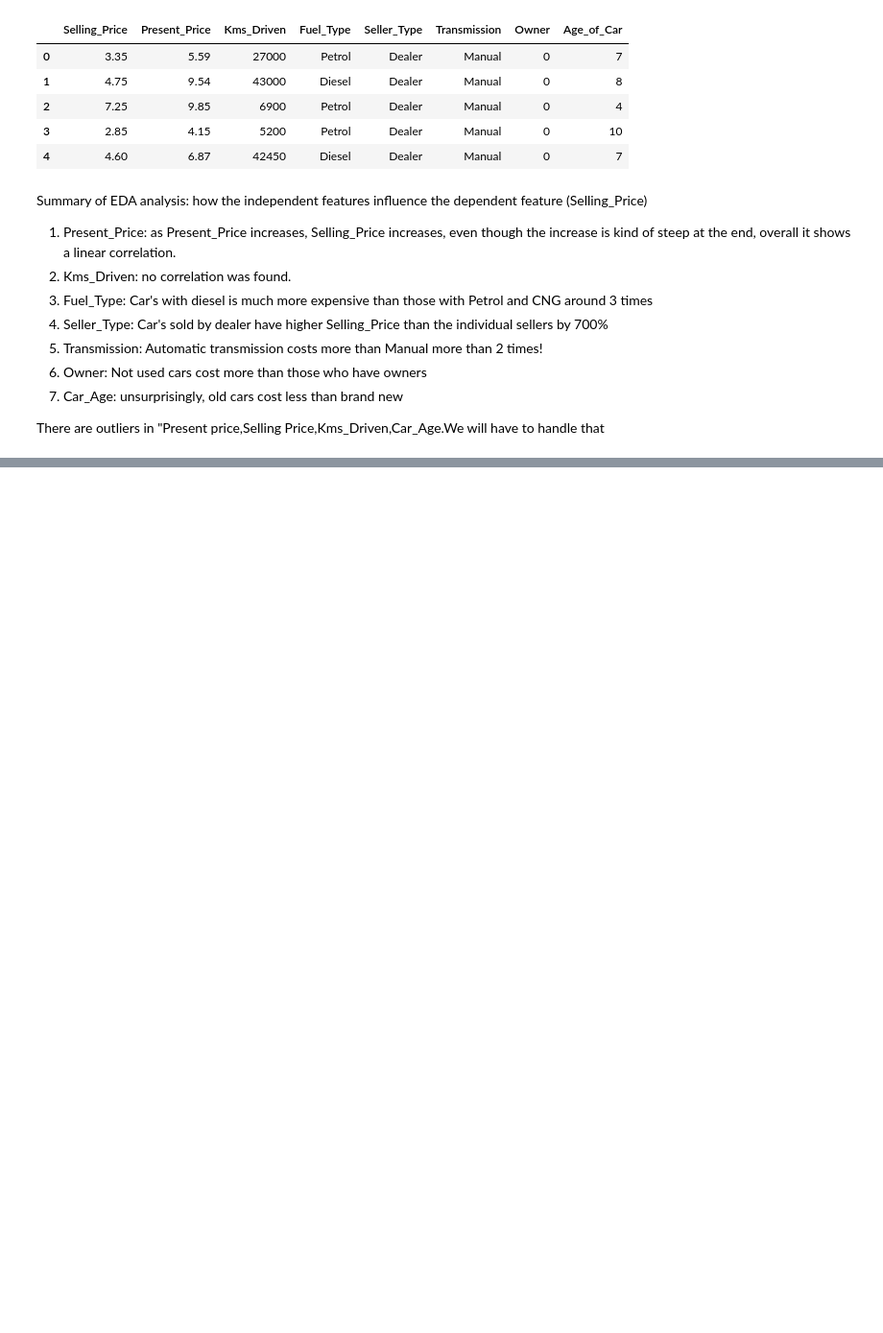
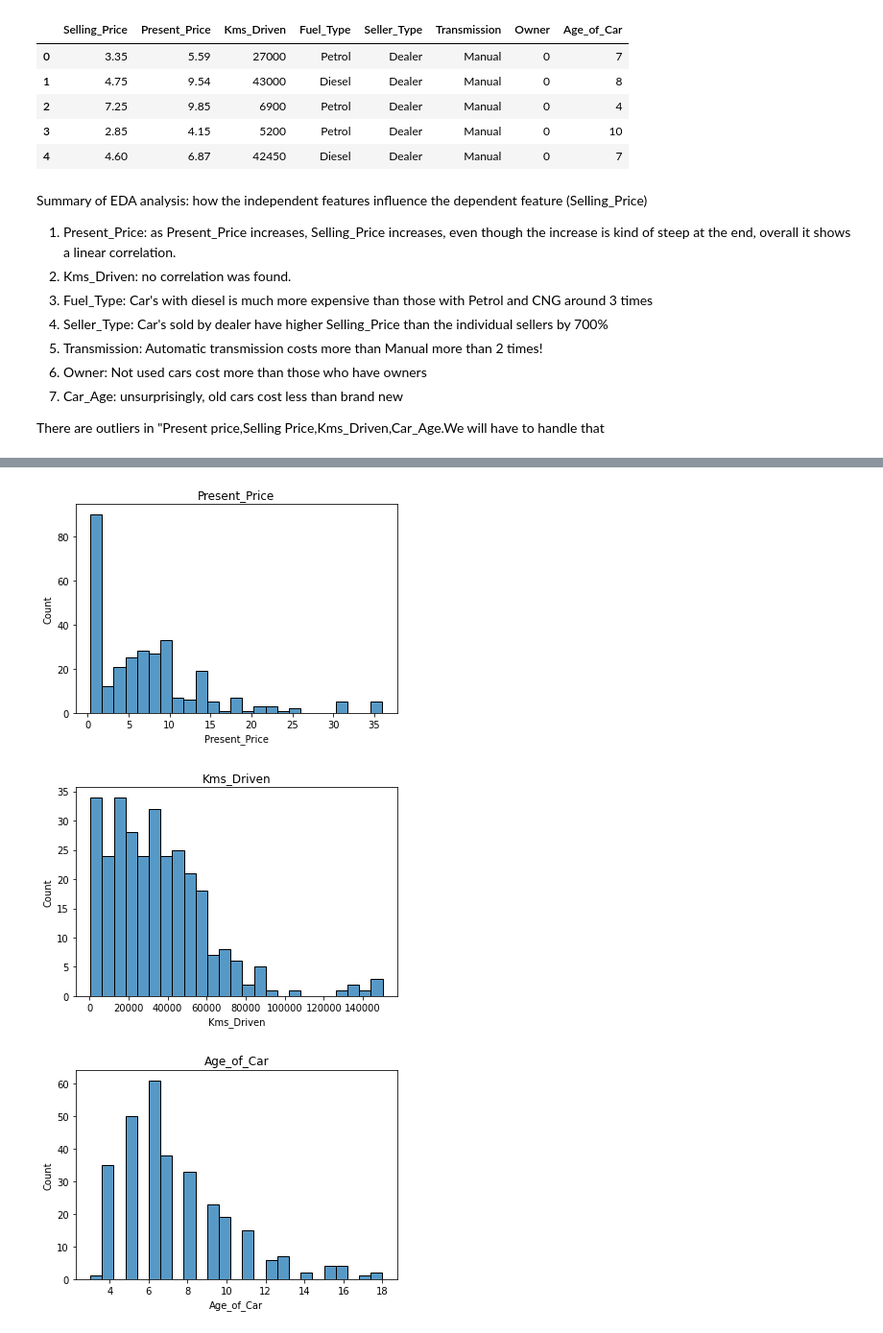
Before and after one commit to LuckyRathod/Data-Science-Projects, a Jupyter notebook: 2.Car Selling Price Prediction/car_price_prediction.ipynb, the cells around one changed output, grey strips where cells are left out. Shown at 96% size. Saved outputs shown, nothing was run; the diff lists cells and outputs as text; code cells hidden in the pictures; blank space fills up the shorter version.

```diff
--- a/2.Car Selling Price Prediction/car_price_prediction.ipynb
+++ b/2.Car Selling Price Prediction/car_price_prediction.ipynb
@@ -442,0 +489,3 @@ There are outliers in "Present price,Selling Price,Kms_Driven,Car_Age.We will ha
+# %%
+dataset_norm_reg = dataset.copy()
+dataset_norm_reg.head()
@@ -442,0 +546,4 @@ There are outliers in "Present price,Selling Price,Kms_Driven,Car_Age.We will ha
+# %%
+dataset_norm_reg.loc[dataset_norm_reg['Present_Price'] > 36.00 , 'Present_Price'] = 36.00
+dataset_norm_reg.loc[dataset_norm_reg['Kms_Driven'] > 150068 , 'Kms_Driven']=150068
+dataset_norm_reg.head()
@@ -442,0 +557,12 @@ There are outliers in "Present price,Selling Price,Kms_Driven,Car_Age.We will ha
+# %%
+for feature in ['Present_Price','Kms_Driven','Age_of_Car']:
+    #data[feature].hist(bins=25)
+    sns.histplot(x=feature,data=dataset_norm_reg,bins=25)
+    plt.xlabel(feature)
+    plt.ylabel('Count')
+    plt.title(feature)
+    plt.show()
+# %% [output]
+[figure, added]
+[figure, added]
+[figure, added]
```
Also changed, not shown: parts of 19 cells of this notebook.
